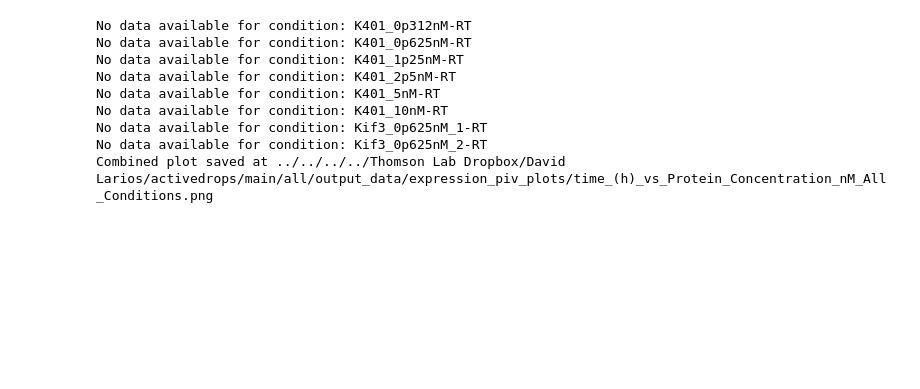
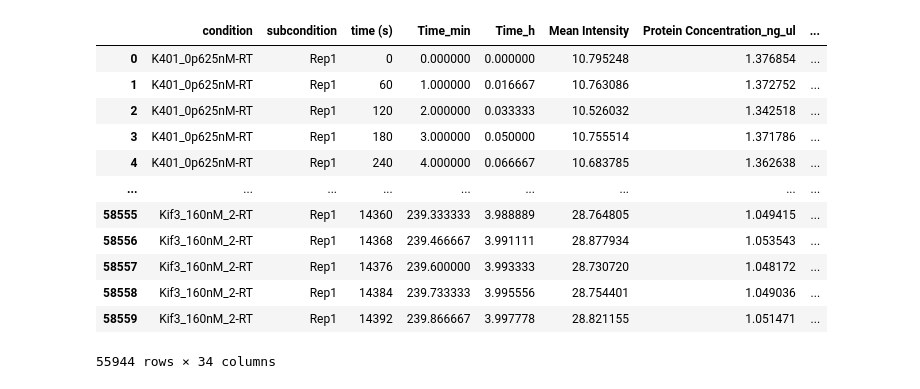
Before and after one commit to dalarios/activedrops, a Jupyter notebook: code/exploratory/102224-k401-kif3_titrations-RT.ipynb, the cells around one changed output. Saved outputs shown, nothing was run; the diff lists cells and outputs as text; code cells hidden in the pictures; blank space fills up the shorter version.

```diff
--- a/code/exploratory/102224-k401-kif3_titrations-RT.ipynb
+++ b/code/exploratory/102224-k401-kif3_titrations-RT.ipynb
@@ -108,0 +256,43 @@ conditions[::-1]
+# %%
+import pandas as pd
+import numpy as np
+
+# Assuming df is your DataFrame
+# Find rows where the condition contains an underscore
+df = df[df['condition'].str.contains('_')]
+
+# Extract motor protein type
+df['motor'] = df['condition'].apply(lambda x: x.split('_')[0])
+
+# Extract DNA concentration
+df['DNA'] = df['condition'].apply(
+    lambda x: float(x.split('-')[0].split('_')[1].replace('nM', '').replace('p', '.'))
+)
+
+# Add replicate column with default value 1
+df['replicate'] = 1
+
+# Find rows where the condition has a third entry when split by "_"
+has_third_entry = df['condition'].apply(lambda x: len(x.split('_')) > 2)
+
+# Parse replicate from third entry when split by "_"
+df.loc[has_third_entry, 'replicate'] = df.loc[has_third_entry, 'condition'].apply(
+    lambda x: int(x.split('_')[2].replace('-RT', ''))
+)
+
+# Display the first 5 rows of the DataFrame
+df
+# %% [output]
+|  | condition | subcondition | time (s) | Time_min | Time_h | Mean Intensity | Protein Concentration_ng_ul | ... |
+| 0 | K401_0p625nM-RT | Rep1 | 0 | 0.000000 | 0.000000 | 10.795248 | 1.376854 | ... |
+| 1 | K401_0p625nM-RT | Rep1 | 60 | 1.000000 | 0.016667 | 10.763086 | 1.372752 | ... |
+| 2 | K401_0p625nM-RT | Rep1 | 120 | 2.000000 | 0.033333 | 10.526032 | 1.342518 | ... |
+| 3 | K401_0p625nM-RT | Rep1 | 180 | 3.000000 | 0.050000 | 10.755514 | 1.371786 | ... |
+| 4 | K401_0p625nM-RT | Rep1 | 240 | 4.000000 | 0.066667 | 10.683785 | 1.362638 | ... |
+| ... | ... | ... | ... | ... | ... | ... | ... | ... |
+| 58555 | Kif3_160nM_2-RT | Rep1 | 14360 | 239.333333 | 3.988889 | 28.764805 | 1.049415 | ... |
+| 58556 | Kif3_160nM_2-RT | Rep1 | 14368 | 239.466667 | 3.991111 | 28.877934 | 1.053543 | ... |
+| 58557 | Kif3_160nM_2-RT | Rep1 | 14376 | 239.600000 | 3.993333 | 28.730720 | 1.048172 | ... |
+| 58558 | Kif3_160nM_2-RT | Rep1 | 14384 | 239.733333 | 3.995556 | 28.754401 | 1.049036 | ... |
+| 58559 | Kif3_160nM_2-RT | Rep1 | 14392 | 239.866667 | 3.997778 | 28.821155 | 1.051471 | ... |
+55944 rows × 34 columns
@@ -109,14 +350,14 @@ conditions[::-1]
 # %%
-x_column = "time (h)"  # Example x-axis column
+x_column = "time (min)"  # Example x-axis column
 y_column = "Protein Concentration_nM"  # Example y-axis column
 
 # x_column = "Protein Concentration_nM"  # Example y-axis column
 # y_column = "velocity magnitude [m/s]_mean"  # Example y-axis column
 
-# x_column = "time (h)"  # Example x-axis column
+# x_column = "time (min)"  # Example x-axis column
 # y_column = "velocity magnitude [m/s]_mean"  # Example y-axis column
 
-# x_column = "time (h)"  # Example x-axis column
+# x_column = "time (min)"  # Example x-axis column
 # y_column = "power [W]_mean"  # Example y-axis column
 
 # x_column = "time (h)"  # Example x-axis column
@@ -125,29 +366,22 @@ y_column = "Protein Concentration_nM"  # Example y-axis column
 # x_column = "time (h)"  # Example x-axis column
 # y_column = "distance [m]_mean"  # Example y-axis column
 
-output_save_folder = "../../../../Thomson Lab Dropbox/David Larios/activedrops/main/all/"
+# x_column = "time (min)"  # Example x-axis column
+# y_column = 'correlation length [m]_mean'  # Example y-axis column
+
+# x_column = "Protein Concentration_nM"  # Example y-axis column
+# y_column = "power [W]_mean"  # Example y-axis column
 
 
-df = qd.plot_expression_piv(
+df = plot_expression_piv(
     output_save_folder,
-    conditions,
+    a,
     x_column,
     y_column,
     sigma_x=0.1,
-    sigma_y=10,
+    sigma_y=0.1,
     x_log=False,
     y_log=False,
-    min_frame=0,
-    max_frame=None,
+    frame_ranges=frame_ranges,
     individual_plots=False
     )
-# %% [output]
-No data available for condition: K401_0p312nM-RT
-No data available for condition: K401_0p625nM-RT
-No data available for condition: K401_1p25nM-RT
-No data available for condition: K401_2p5nM-RT
-No data available for condition: K401_5nM-RT
-No data available for condition: K401_10nM-RT
-No data available for condition: Kif3_0p625nM_1-RT
-No data available for condition: Kif3_0p625nM_2-RT
-Combined plot saved at ../../../../Thomson Lab Dropbox/David Larios/activedrops/main/all/output_data/expression_piv_plots/time_(h)_vs_Protein_Concentration_nM_All_Conditions.png
```
Also changed, not shown: parts of 10 cells of this notebook, 11 other files.
